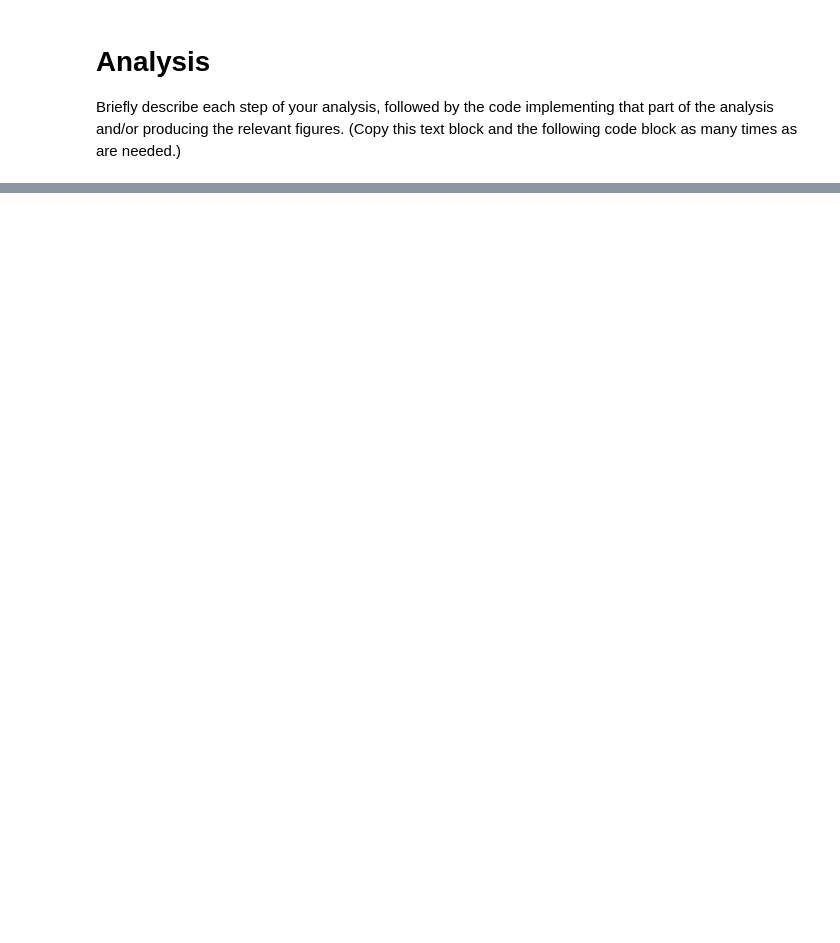
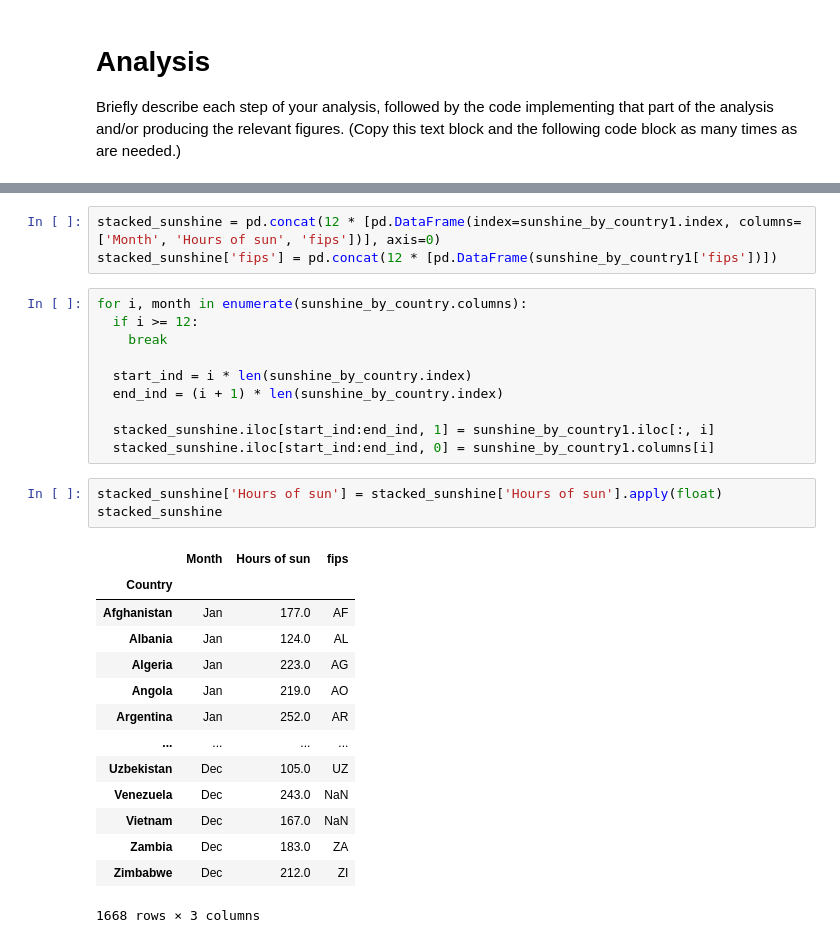
Before and after one commit to ContextLab/storytelling-with-data, a Jupyter notebook: data-stories/happy-sun/happy-sun.ipynb, the cells around one changed output, grey strips where cells are left out. Drawn from its saved outputs; the diff is of its cells as text; blank space fills up the shorter version.

```diff
--- a/data-stories/happy-sun/happy-sun.ipynb
+++ b/data-stories/happy-sun/happy-sun.ipynb
@@ -90,0 +143,31 @@ Briefly describe each step of your analysis, followed by the code implementing t
+# %%
+stacked_sunshine = pd.concat(12 * [pd.DataFrame(index=sunshine_by_country1.index, columns=['Month', 'Hours of sun', 'fips'])], axis=0)
+stacked_sunshine['fips'] = pd.concat(12 * [pd.DataFrame(sunshine_by_country1['fips'])])
+# %%
+for i, month in enumerate(sunshine_by_country.columns):
+  if i >= 12:
+    break
+
+  start_ind = i * len(sunshine_by_country.index)
+  end_ind = (i + 1) * len(sunshine_by_country.index)
+
+  stacked_sunshine.iloc[start_ind:end_ind, 1] = sunshine_by_country1.iloc[:, i]
+  stacked_sunshine.iloc[start_ind:end_ind, 0] = sunshine_by_country1.columns[i]
+# %%
+stacked_sunshine['Hours of sun'] = stacked_sunshine['Hours of sun'].apply(float)
+stacked_sunshine
+# %% [output]
+|  | Month | Hours of sun | fips |
+| Country |  |  |  |
+| Afghanistan | Jan | 177.0 | AF |
+| Albania | Jan | 124.0 | AL |
+| Algeria | Jan | 223.0 | AG |
+| Angola | Jan | 219.0 | AO |
+| Argentina | Jan | 252.0 | AR |
+| ... | ... | ... | ... |
+| Uzbekistan | Dec | 105.0 | UZ |
+| Venezuela | Dec | 243.0 | NaN |
+| Vietnam | Dec | 167.0 | NaN |
+| Zambia | Dec | 183.0 | ZA |
+| Zimbabwe | Dec | 212.0 | ZI |
+1668 rows × 3 columns
```
Also changed, not shown: parts of 28 cells of this notebook.
